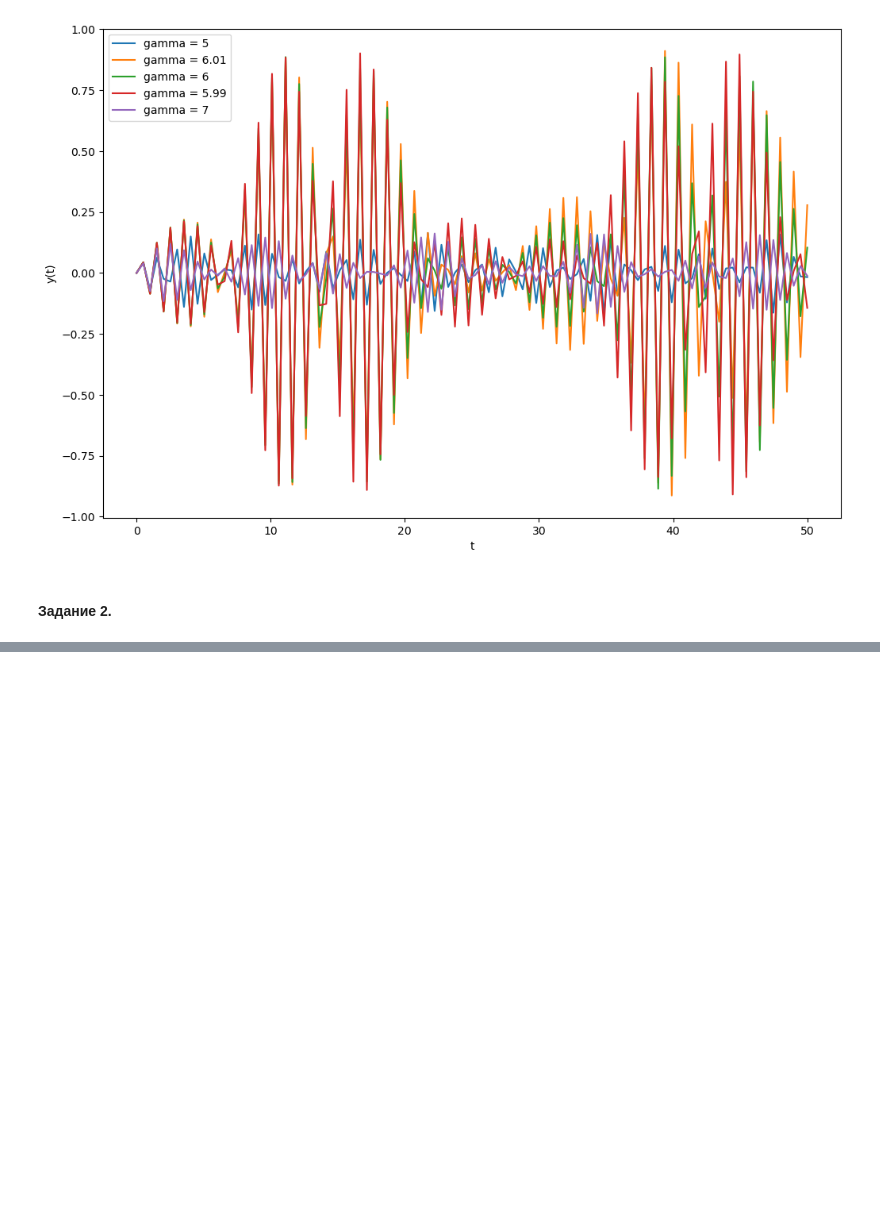
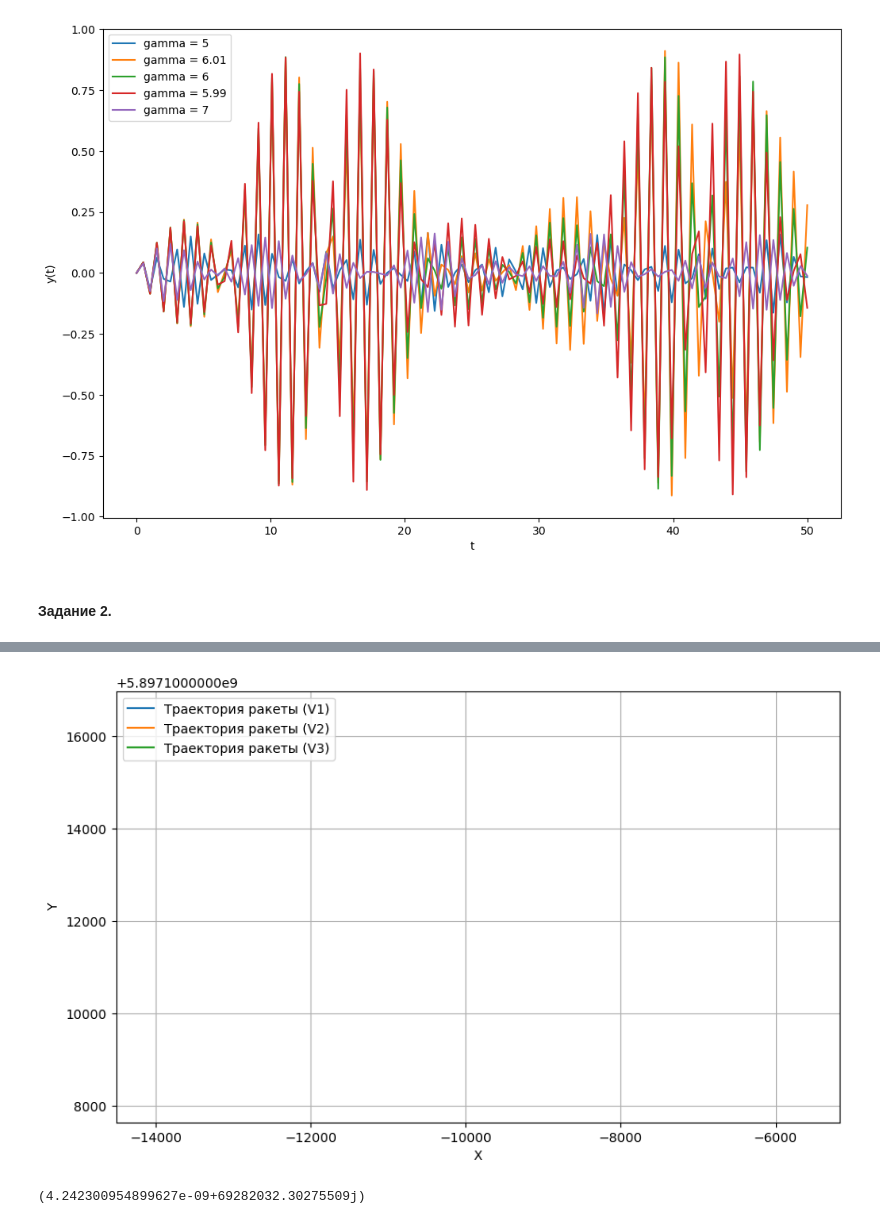
Before and after one commit to niktimf/CHSU_optimization_methods, a Jupyter notebook: LABA3OM/LABA3OM.ipynb, the cells around one changed output, grey strips where cells are left out. Cells and saved outputs as stored; diff of their text form; code cells hidden in the pictures; blank space fills up the shorter version.

```diff
--- a/LABA3OM/LABA3OM.ipynb
+++ b/LABA3OM/LABA3OM.ipynb
@@ -267,0 +247,74 @@ plt.show()
+# %%
+import numpy as np
+import matplotlib.pyplot as plt
+
+def compute_trajectory(VR, dt):
+	Re = 1e6
+	Rm = 1.7e6
+	R0 = 1e6
+	Te = 27.32 * 24 * 3600
+	Ms = 1.989e30
+	Me = 5.972e24
+	Mm = 7.3e22
+	G = 6.67430e-11
+	alfa = np.pi / 4
+
+	re = np.array([0, -Re])
+	rm = np.array([0, -Rm])
+	r = np.array([0, -Re - 2 * R0])
+	Ve = np.array([2 * np.pi * Re / Te, 0])
+	Vm = np.array([2 * np.pi * Rm / Te, 0])
+	V = np.array([-VR * np.cos(alfa), -VR * np.sin(alfa)]) + Ve
+
+	Tcalc = 3 * 30 * 24.3 * 3600
+	X = []
+	Y = []
+
+	t = 0
+	while t <= Tcalc:
+		ae = -G * Ms * re / (np.linalg.norm(re))**3
+		am = -G * Ms * rm / (np.linalg.norm(rm))**3
+		a = (-G * Ms * r / (np.linalg.norm(r))**3 +
+		 	G * Me * (re - r) / (np.linalg.norm(re - r))**3 +
+		 	G * Mm * (rm - r) / (np.linalg.norm(rm - r))**3)
+		Ve += ae * dt
+		Vm += am * dt
+		V += a * dt
+		re += Ve * dt
+		r += V * dt
+		X.append(r[0])
+		Y.append(r[1])
+		if np.linalg.norm(r) > Rm:
+			break
+		t += dt
+
+	return X, Y
+
+dt = 20
+
+V1 = 400
+V2 = 600
+V3 = 1000
+
+X1, Y1 = compute_trajectory(V1, dt)
+X2, Y2 = compute_trajectory(V2, dt)
+X3, Y3 = compute_trajectory(V3, dt)
+
+plt.figure(figsize=(10, 6))
+plt.plot(X1, Y1, label='Траектория ракеты (V1)')
+plt.plot(X2, Y2, label='Траектория ракеты (V2)')
+plt.plot(X3, Y3, label='Траектория ракеты (V3)')
+plt.legend()
+plt.xlabel('X')
+plt.ylabel('Y')
+plt.grid()
+plt.show()
+# %% [output]
+[figure, added]
+# %%
+a = 10 ** 7
+p = 7 * 10 ** 7
+
+print((a ** 2 - p ** 2) ** 0.5)
+# %% [output]
+(4.242300954899627e-09+69282032.30275509j)
```
Also changed, not shown: parts of 4 cells of this notebook.
